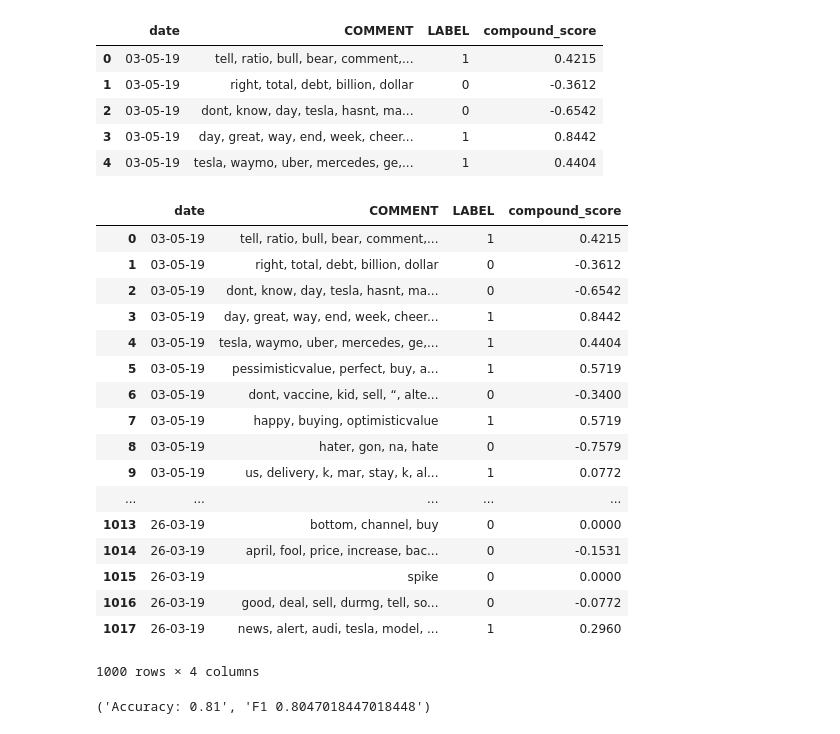
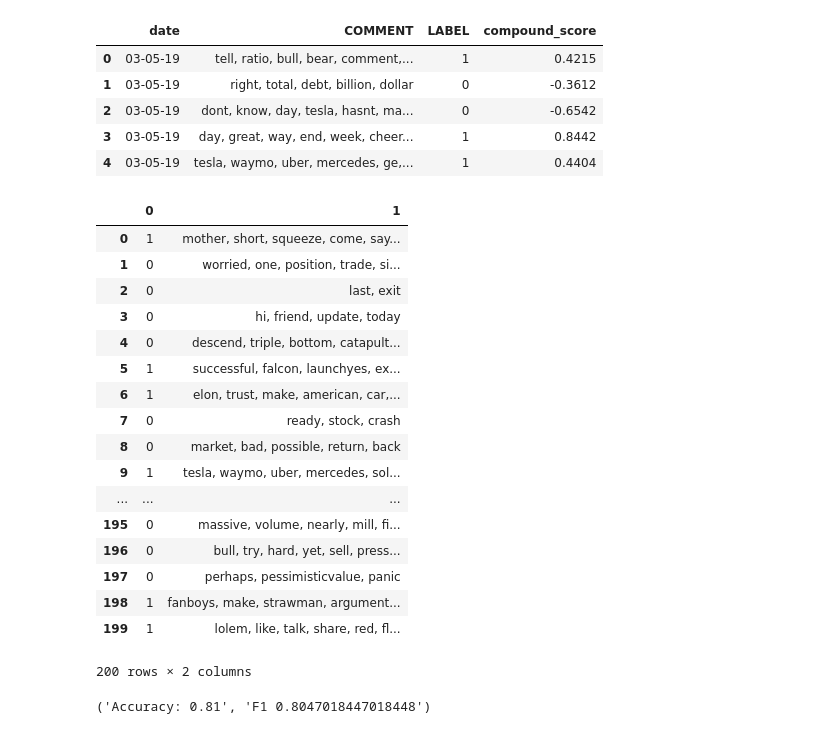
Before and after one commit to falkenovergaard/TA_Exam, a Jupyter notebook: TA_Vader_Classification.ipynb, the cells around one changed output. Saved outputs shown, nothing was run; the diff lists cells and outputs as text; code cells hidden in the pictures.

```diff
--- a/TA_Vader_Classification.ipynb
+++ b/TA_Vader_Classification.ipynb
@@ -117,27 +117,27 @@ def classifier(clf,strat,vec,df):
     f1=f1_score(y_test,yPred, average='weighted')
 
     return clf, count,"Accuracy: %s" % acc, "F1 %s" % f1, list_, yPred_log
-# %%
-df_ts[:1000]
-# %% [output]
-|  | date | COMMENT | LABEL | compound_score |
-| 0 | 03-05-19 | tell, ratio, bull, bear, comment,... | 1 | 0.4215 |
-| 1 | 03-05-19 | right, total, debt, billion, dollar | 0 | -0.3612 |
-| 2 | 03-05-19 | dont, know, day, tesla, hasnt, ma... | 0 | -0.6542 |
-| 3 | 03-05-19 | day, great, way, end, week, cheer... | 1 | 0.8442 |
-| 4 | 03-05-19 | tesla, waymo, uber, mercedes, ge,... | 1 | 0.4404 |
-| 5 | 03-05-19 | pessimisticvalue, perfect, buy, a... | 1 | 0.5719 |
-| 6 | 03-05-19 | dont, vaccine, kid, sell, “, alte... | 0 | -0.3400 |
-| 7 | 03-05-19 | happy, buying, optimisticvalue | 1 | 0.5719 |
-| 8 | 03-05-19 | hater, gon, na, hate | 0 | -0.7579 |
-| 9 | 03-05-19 | us, delivery, k, mar, stay, k, al... | 1 | 0.0772 |
-| ... | ... | ... | ... | ... |
-| 1013 | 26-03-19 | bottom, channel, buy | 0 | 0.0000 |
-| 1014 | 26-03-19 | april, fool, price, increase, bac... | 0 | -0.1531 |
-| 1015 | 26-03-19 | spike | 0 | 0.0000 |
-| 1016 | 26-03-19 | good, deal, sell, durmg, tell, so... | 0 | -0.0772 |
-| 1017 | 26-03-19 | news, alert, audi, tesla, model, ... | 1 | 0.2960 |
-1000 rows × 4 columns
+# %%
+pd.DataFrame(result_ts[4])
+# %% [output]
+|  | 0 | 1 |
+| 0 | 1 | mother, short, squeeze, come, say... |
+| 1 | 0 | worried, one, position, trade, si... |
+| 2 | 0 | last, exit |
+| 3 | 0 | hi, friend, update, today |
+| 4 | 0 | descend, triple, bottom, catapult... |
+| 5 | 1 | successful, falcon, launchyes, ex... |
+| 6 | 1 | elon, trust, make, american, car,... |
+| 7 | 0 | ready, stock, crash |
+| 8 | 0 | market, bad, possible, return, back |
+| 9 | 1 | tesla, waymo, uber, mercedes, sol... |
+| ... | ... | ... |
+| 195 | 0 | massive, volume, nearly, mill, fi... |
+| 196 | 0 | bull, try, hard, yet, sell, press... |
+| 197 | 0 | perhaps, pessimisticvalue, panic |
+| 198 | 1 | fanboys, make, strawman, argument... |
+| 199 | 1 | lolem, like, talk, share, red, fl... |
+200 rows × 2 columns
 # %%
 result_ts=classifier("lr","y","cv",df_ts[:1000])
 result_ts[2:4]
```
Also changed, not shown: 3 other files.
